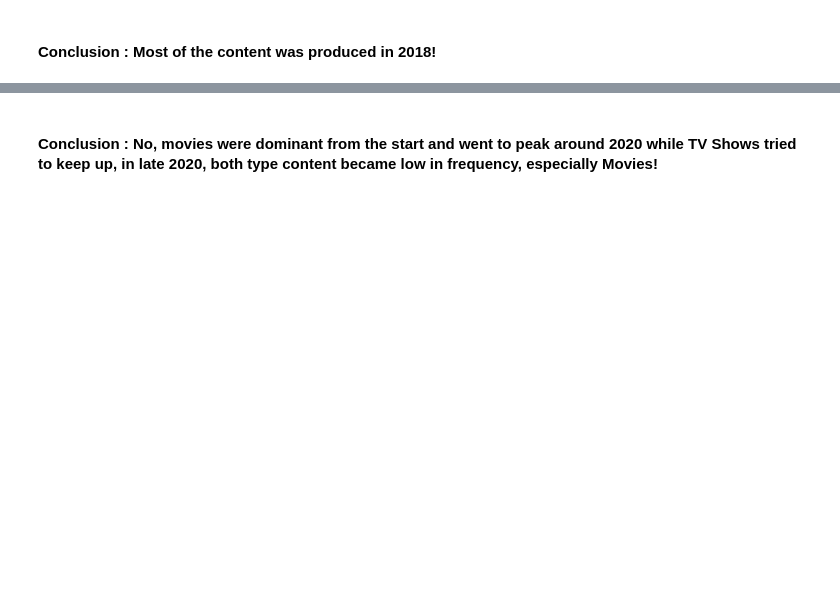
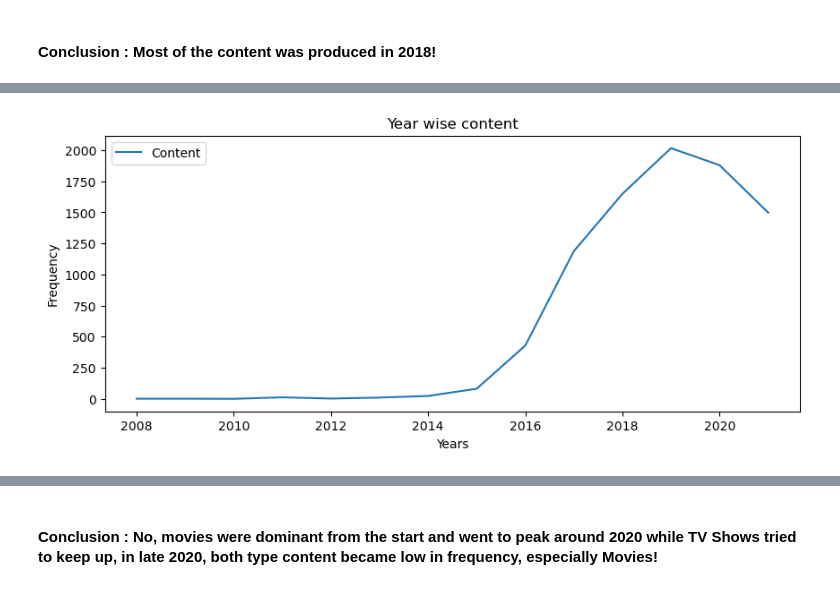
Before and after one commit to Yash-Codes07/netflix-content-analysis, a Jupyter notebook: notebooks/netflix_content_analysis.ipynb, the cells around one changed output, grey strips where cells are left out. Saved outputs shown, nothing was run; the diff lists cells and outputs as text; code cells hidden in the pictures; blank space fills up the shorter version.

```diff
--- a/notebooks/netflix_content_analysis.ipynb
+++ b/notebooks/netflix_content_analysis.ipynb
@@ -189,0 +176,3 @@ Name: count, Length: 74, dtype: int64
+# %%
+year_added_count = df["year_added"].value_counts().sort_index()
+year_added_count.head()
@@ -189,0 +187,10 @@ Name: count, Length: 74, dtype: int64
+# %%
+plt.figure(figsize=(10, 4))
+plt.plot(year_added_count.index, year_added_count.values, label="Content")
+plt.legend()
+plt.xlabel("Years")
+plt.ylabel("Frequency")
+plt.title("Year wise content")
+plt.show()
+# %% [output]
+[figure, added]
```
Also changed, not shown: parts of 27 cells of this notebook.
